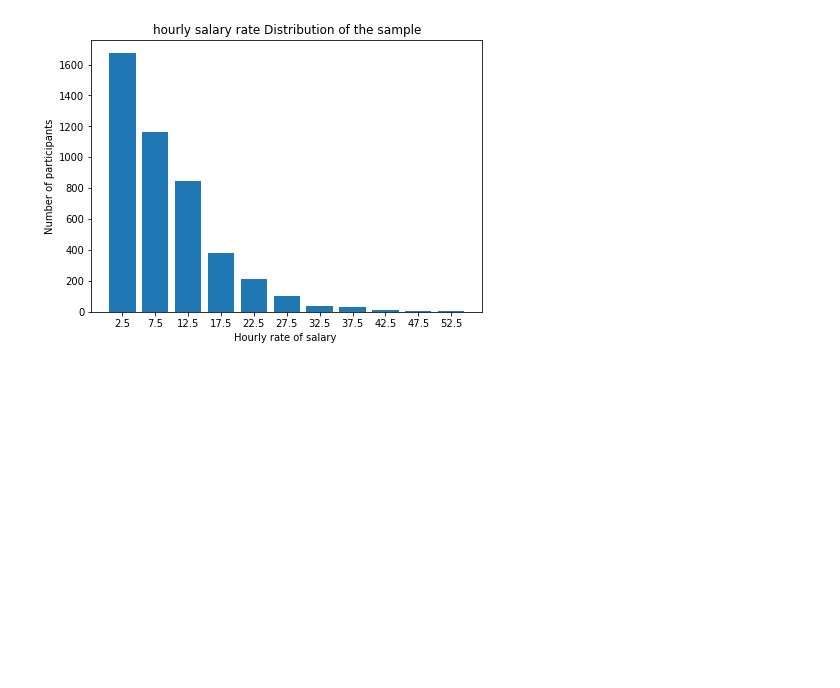
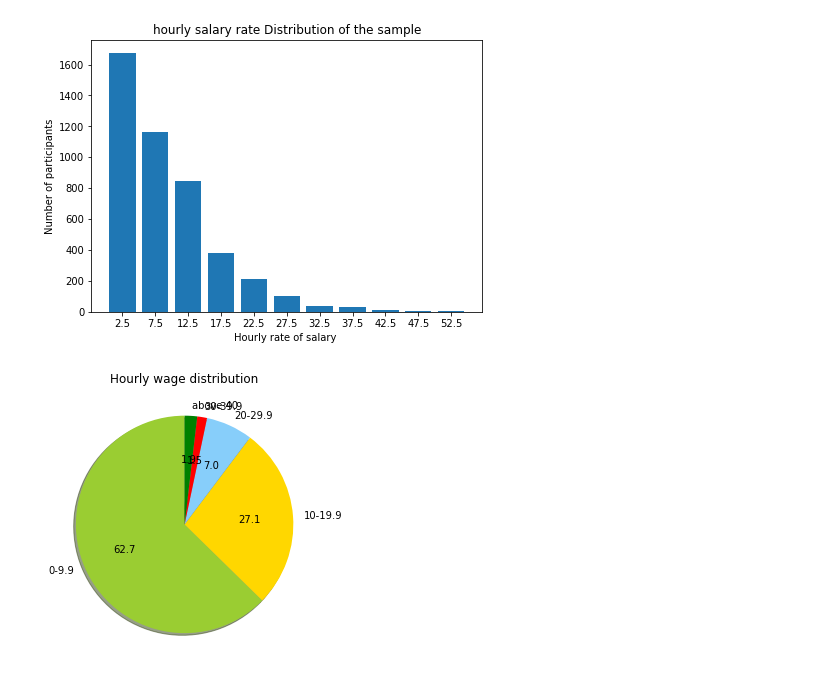
Before and after one commit to UpekkaA/datascience-assignment1, a Jupyter notebook: source-code/DataScienceAssignment.ipynb, the cells around one changed output. Cells and saved outputs as stored; diff of their text form; code cells hidden in the pictures; blank space fills up the shorter version.

```diff
--- a/source-code/DataScienceAssignment.ipynb
+++ b/source-code/DataScienceAssignment.ipynb
@@ -257,0 +262,13 @@ Most of the people are getting the salary hourly rate withon 0 to 5 range.
+# %%
+labels = ['0-9.9', '10-19.9', '20-29.9','30-39.9','above 40' ]
+colours=['yellowgreen', 'gold', 'lightskyblue','red', 'green']
+# frequency count
+hourly_wage_freq = [2837, 1225, 315, 66,  84 ]  # Black, Red, Brown
+
+# colours
+
+fig, ax = plt.subplots(figsize=(5, 5))
+ax.pie(hourly_wage_freq,  labels=labels,colors=colours, shadow=True, startangle=90, autopct="%1.1f")
+ax.set_title("Hourly wage distribution");
+# %% [output]
+[figure, added]
```
Also changed, not shown: parts of 4 cells of this notebook.
